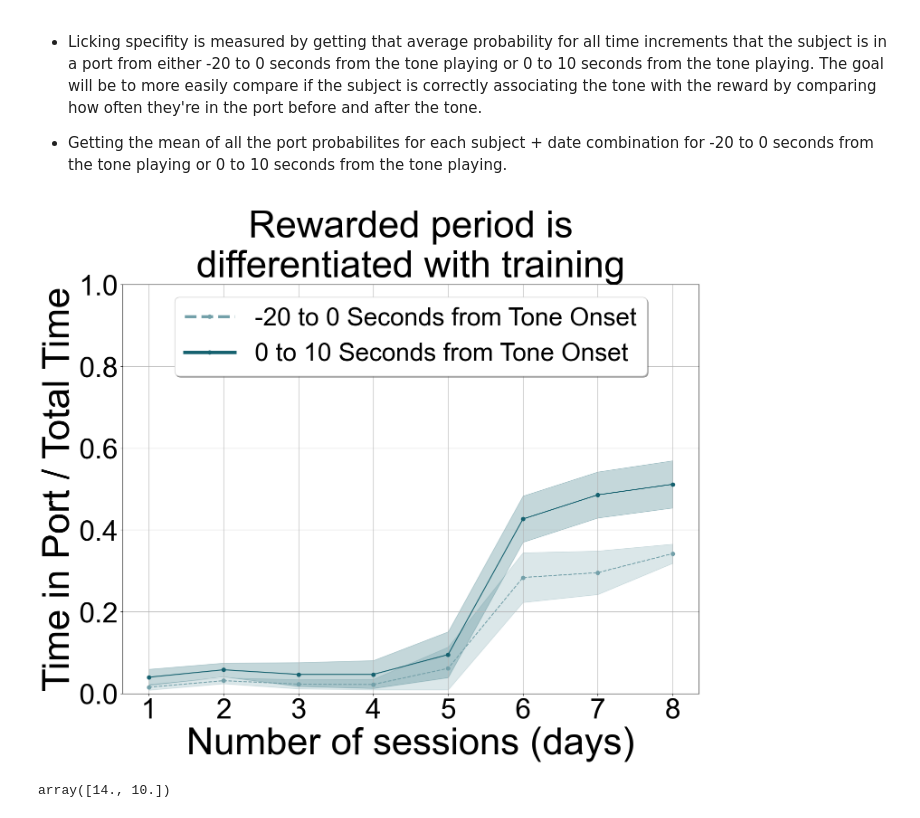
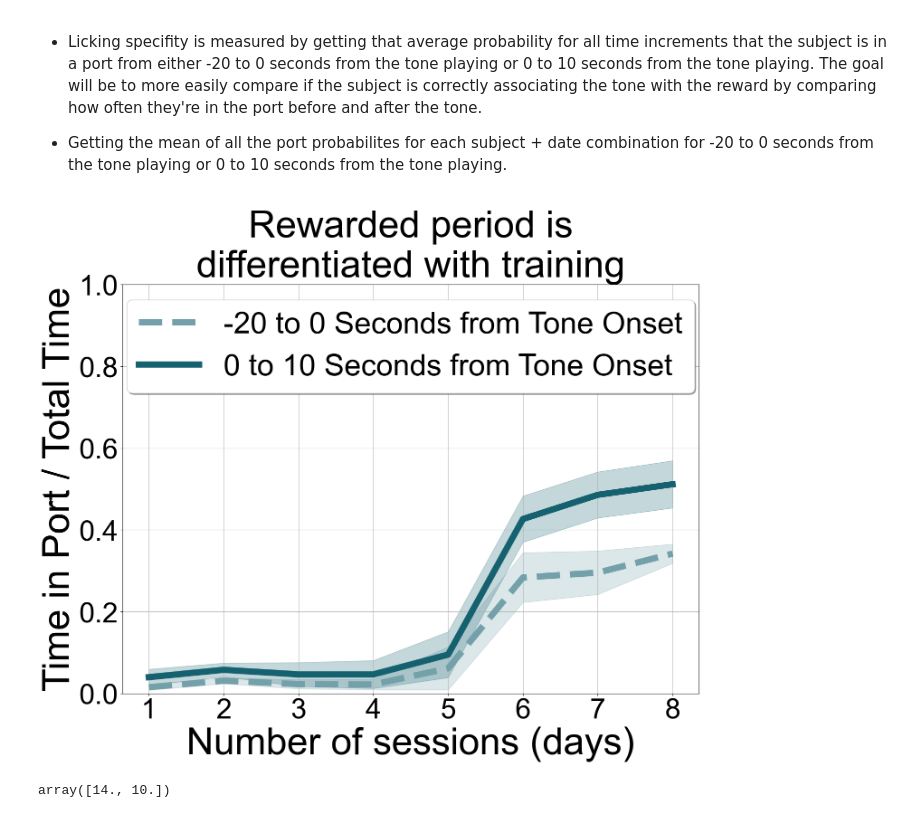
Before and after one commit to padillacoreanolab/behavioral_dataframe_processing, a Jupyter notebook: results/2023_02_14_pilot_3_reward_training/pilot_3/03_calculating_port_entry_precision.ipynb, the cells around one changed output. Cells and saved outputs as stored; diff of their text form; code cells hidden in the pictures.

Commit message:
nb: reformat plot font

```diff
--- a/results/2023_02_14_pilot_3_reward_training/pilot_3/03_calculating_port_entry_precision.ipynb
+++ b/results/2023_02_14_pilot_3_reward_training/pilot_3/03_calculating_port_entry_precision.ipynb
@@ -953,3 +953,6 @@ strain_to_time_to_color["C57"]["0_to_10"] = "#ffaf00"
 - Licking specifity is measured by getting that average probability for all time increments that the subject is in a port from either -20 to 0 seconds from the tone playing or 0 to 10 seconds from the tone playing. The goal will be to more easily compare if the subject is correctly associating the tone with the reward by comparing how often they're in the port before and after the tone.
 
 - Getting the mean of all the port probabilites for each subject + date combination for -20 to 0 seconds from the tone playing or 0 to 10 seconds from the tone playing.
+# %%
+LEGSIZE=48
+LINWID=10
@@ -963,37 +968,37 @@ for strain in licking_specifity_df["strain"].unique():
     mean_strain_df = strain_mean_licking_specifity_df[strain_mean_licking_specifity_df["strain"] == strain]
     sem_strain_df = strain_sem_licking_specifity_df[strain_sem_licking_specifity_df["strain"] == strain]
 
-    ax.plot(mean_strain_df["date_int"], mean_strain_df["-20_to_0"], '--o', color=strain_to_time_to_color[strain]["-20_to_0"], label="-20 to 0 Seconds from Tone Onset".format(strain))
-    ax.plot(mean_strain_df["date_int"], mean_strain_df["0_to_10"], '-o', color=strain_to_time_to_color[strain]["0_to_10"], label="0 to 10 Seconds from Tone Onset".format(strain))
+    ax.plot(mean_strain_df["date_int"], mean_strain_df["-20_to_0"], '--', linewidth=LINWID, color=strain_to_time_to_color[strain]["-20_to_0"], label="-20 to 0 Seconds from Tone Onset".format(strain))
+    ax.plot(mean_strain_df["date_int"], mean_strain_df["0_to_10"], '-', linewidth=LINWID, color=strain_to_time_to_color[strain]["0_to_10"], label="0 to 10 Seconds from Tone Onset".format(strain))
 
     ax.fill_between(mean_strain_df["date_int"], mean_strain_df["-20_to_0"]-sem_strain_df["-20_to_0"], \
                     mean_strain_df["-20_to_0"]+sem_strain_df["-20_to_0"], \
                    alpha=.25, color=strain_to_time_to_color[strain]["-20_to_0"])
     ax.fill_between(mean_strain_df["date_int"], mean_strain_df["0_to_10"]-sem_strain_df["0_to_10"], \
                     mean_strain_df["0_to_10"]+sem_strain_df["0_to_10"], \
                    alpha=.25, color=strain_to_time_to_color[strain]["0_to_10"])
 plt.xticks(fontsize=AXESTICKS)
 plt.yticks(fontsize=AXESTICKS)
 plt.tight_layout()
 ax.set_xlabel("Number of sessions (days)", fontsize = AXESLABEL)
 ax.set_ylabel("Time in Port / Total Time", fontsize = AXESLABEL)
 ax.set_title("Rewarded period is\ndifferentiated with training".format(cohort), fontsize = TITLESIZE)
 ax.grid()
 
 ax.set_ylim(0, 1)
 
 legend = plt.legend(fontsize=LEGSIZE, loc='upper center', ncol=1, fancybox=True, shadow=True)
 # set the linewidth of each legend object
 for legobj in legend.legendHandles:
-    legobj.set_linewidth(5.0)
+    legobj.set_linewidth(10)
 
 file_name = "licking_specifity_cage_6.svg".format(cohort, cage_numbers_for_title, earliest_date, latest_date)
 plt.savefig(os.path.join("./proc", file_name), bbox_inches='tight')
 file_name = "licking_specifity_cage_6.png".format(cohort, cage_numbers_for_title, earliest_date, latest_date)
 plt.savefig(os.path.join("./proc", file_name), bbox_inches='tight')
 plt.show()
 # %% [output]
-[figure, old version]
+[figure, new version]
 # %%
 size = fig.get_size_inches()
 # %%
```
Also changed, not shown: parts of 6 cells of this notebook, 1 other file.
